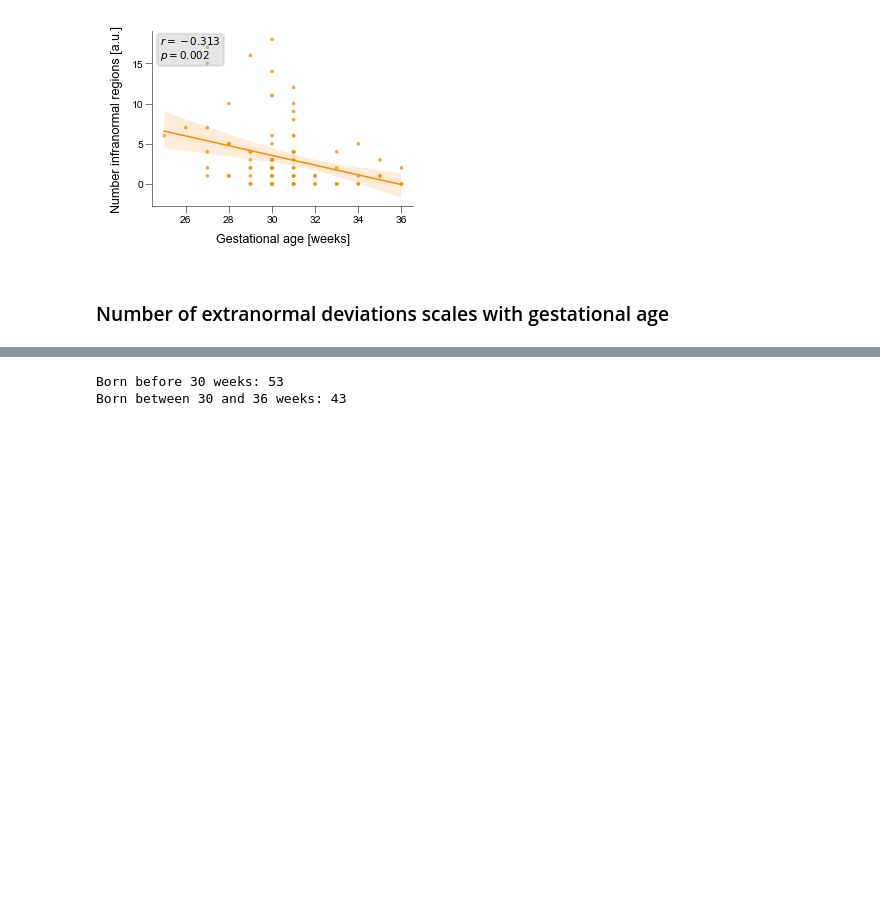
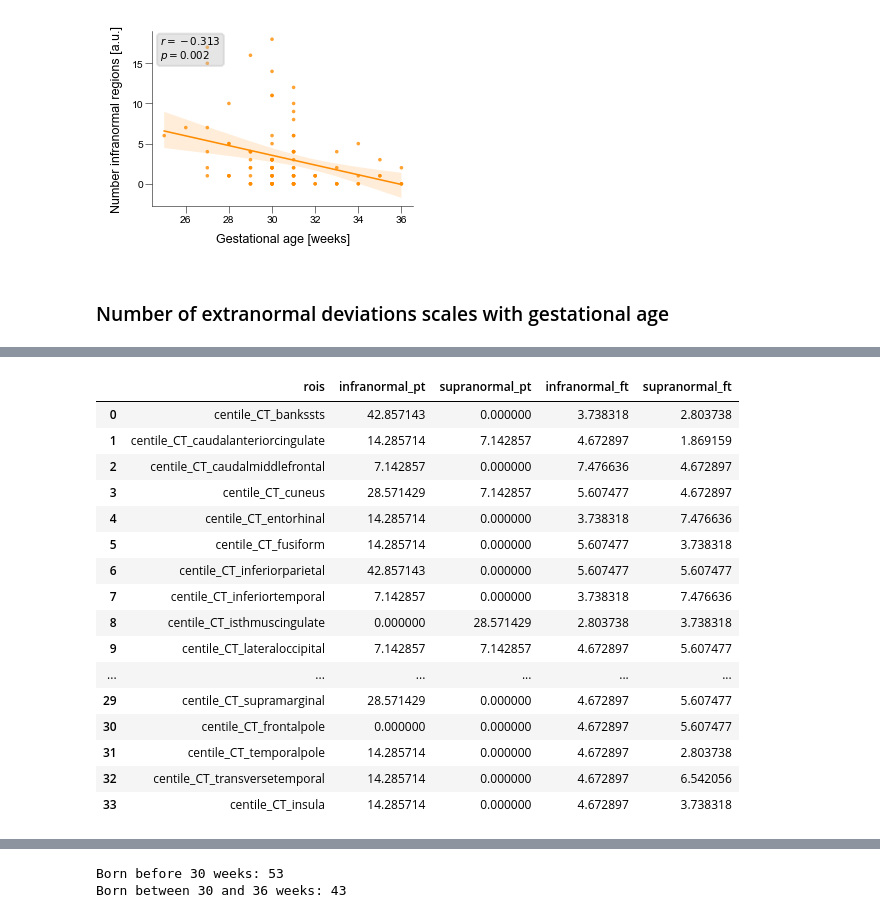
Before and after one commit to Melissa1909/preterm-brain-heterogeneity, a Jupyter notebook: 2_macroscaleConsistency.ipynb, the cells around one changed output, grey strips where cells are left out. Drawn from its saved outputs; the diff is of its cells as text; code cells hidden in the pictures; blank space fills up the shorter version.

```diff
--- a/2_macroscaleConsistency.ipynb
+++ b/2_macroscaleConsistency.ipynb
@@ -138,0 +177,20 @@ Up to 18% of preterm subjects born after 30 weeks gestational age share a supran
+# %%
+infra_supra_before28
+# %% [output]
+|  | rois | infranormal_pt | supranormal_pt | infranormal_ft | supranormal_ft |
+| 0 | centile_CT_bankssts | 42.857143 | 0.000000 | 3.738318 | 2.803738 |
+| 1 | centile_CT_caudalanteriorcingulate | 14.285714 | 7.142857 | 4.672897 | 1.869159 |
+| 2 | centile_CT_caudalmiddlefrontal | 7.142857 | 0.000000 | 7.476636 | 4.672897 |
+| 3 | centile_CT_cuneus | 28.571429 | 7.142857 | 5.607477 | 4.672897 |
+| 4 | centile_CT_entorhinal | 14.285714 | 0.000000 | 3.738318 | 7.476636 |
+| 5 | centile_CT_fusiform | 14.285714 | 0.000000 | 5.607477 | 3.738318 |
+| 6 | centile_CT_inferiorparietal | 42.857143 | 0.000000 | 5.607477 | 5.607477 |
+| 7 | centile_CT_inferiortemporal | 7.142857 | 0.000000 | 3.738318 | 7.476636 |
+| 8 | centile_CT_isthmuscingulate | 0.000000 | 28.571429 | 2.803738 | 3.738318 |
+| 9 | centile_CT_lateraloccipital | 7.142857 | 7.142857 | 4.672897 | 5.607477 |
+| ... | ... | ... | ... | ... | ... |
+| 29 | centile_CT_supramarginal | 28.571429 | 0.000000 | 4.672897 | 5.607477 |
+| 30 | centile_CT_frontalpole | 0.000000 | 0.000000 | 4.672897 | 5.607477 |
+| 31 | centile_CT_temporalpole | 14.285714 | 0.000000 | 4.672897 | 2.803738 |
+| 32 | centile_CT_transversetemporal | 14.285714 | 0.000000 | 4.672897 | 6.542056 |
+| 33 | centile_CT_insula | 14.285714 | 0.000000 | 4.672897 | 3.738318 |
```
Also changed, not shown: parts of 5 cells of this notebook, 1 other file.
